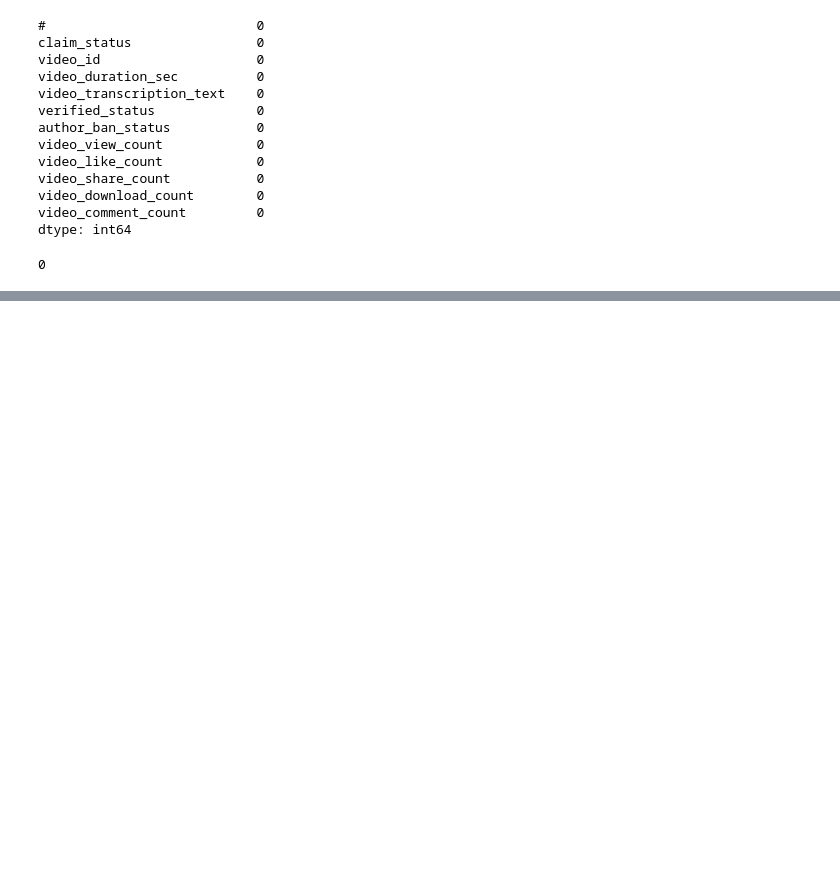
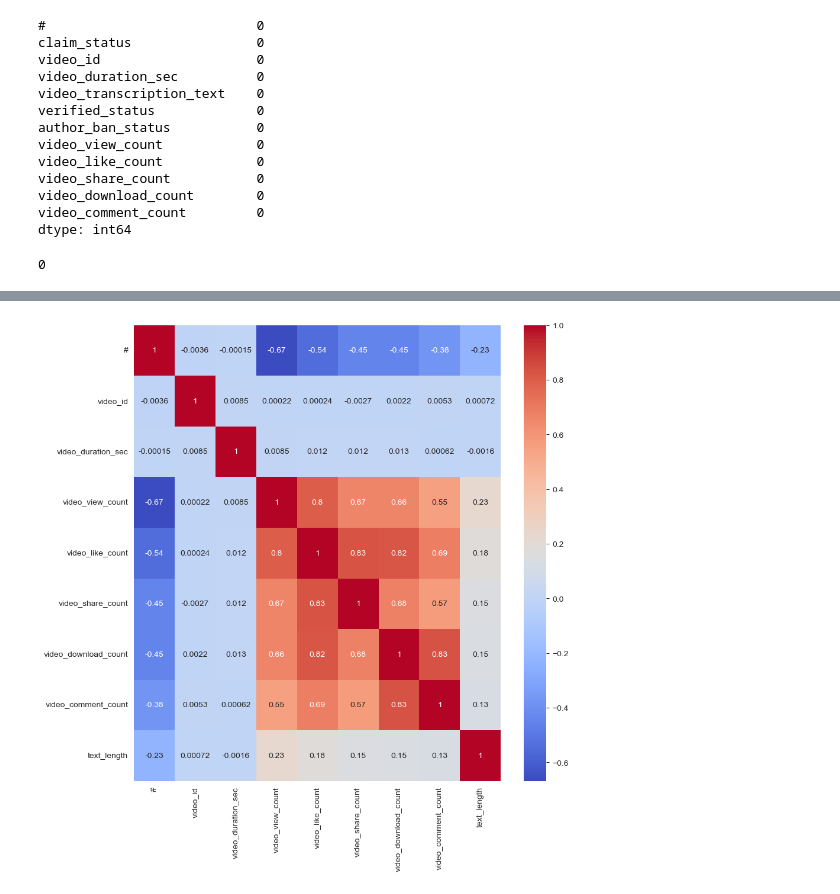
Before and after one commit to Artuk009/Case-Studies, a Jupyter notebook: GoogleAdvancedDataAnalytics/TikTok/case_study.ipynb, the cells around one changed output, grey strips where cells are left out. Saved outputs shown, nothing was run; the diff lists cells and outputs as text; code cells hidden in the pictures; blank space fills up the shorter version.

```diff
--- a/GoogleAdvancedDataAnalytics/TikTok/case_study.ipynb
+++ b/GoogleAdvancedDataAnalytics/TikTok/case_study.ipynb
@@ -440,0 +150,7 @@ y_pred = classifier.predict(X_test_final)
+# %%
+# Create a heatmap to visualize how correlated variables are
+plt.figure(figsize=(10, 10))
+sns.heatmap(data.corr(numeric_only=True), annot=True, cmap="coolwarm")
+plt.show()
+# %% [output]
+[figure, added]
```
Also changed, not shown: parts of 96 cells of this notebook.
